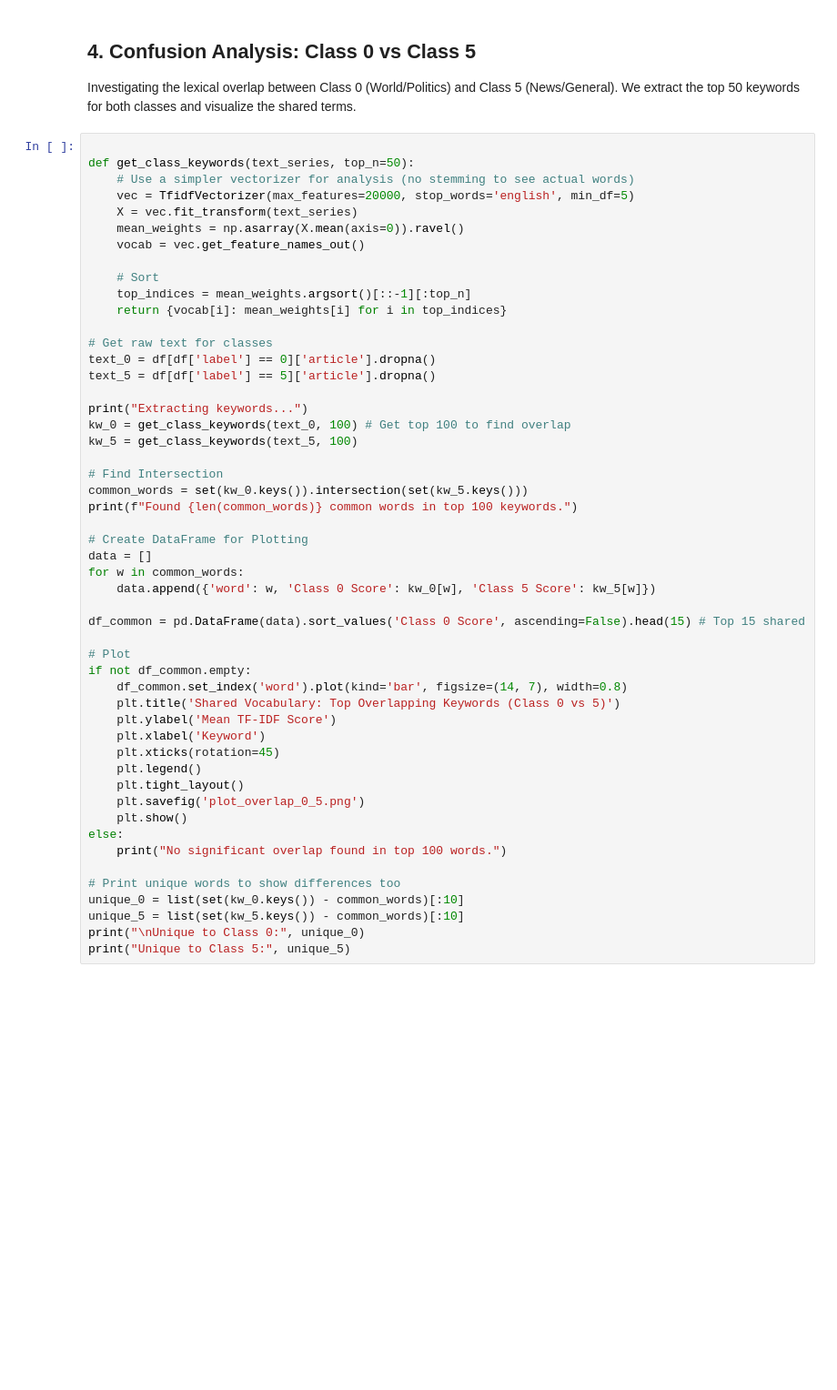
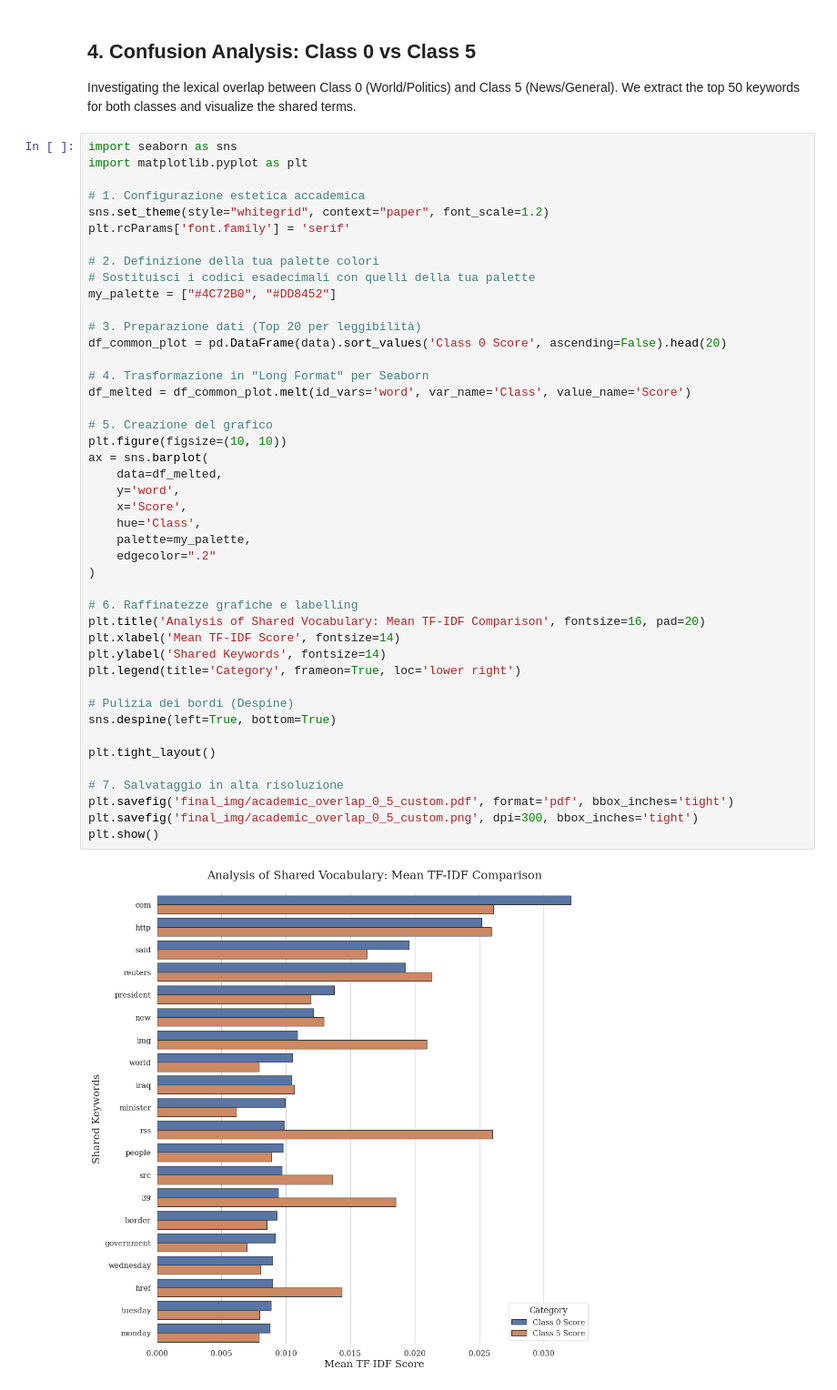
Before and after one commit to luciobaiocchi/newspaper_classificator, a Jupyter notebook: analysis_and_plots copy.ipynb, the cells around one changed output. Shown at 91% size. Saved outputs shown, nothing was run; the diff lists cells and outputs as text; blank space fills up the shorter version.

Commit message:
feat: Add LaTeX report with new and updated analysis plots and figures.

```diff
--- a/analysis_and_plots copy.ipynb
+++ b/analysis_and_plots copy.ipynb
@@ -233,56 +260,51 @@ plt.show()
 Investigating the lexical overlap between Class 0 (World/Politics) and Class 5 (News/General).
 We extract the top 50 keywords for both classes and visualize the shared terms.
 # %%
+import seaborn as sns
+import matplotlib.pyplot as plt
 
-def get_class_keywords(text_series, top_n=50):
-    # Use a simpler vectorizer for analysis (no stemming to see actual words)
-    vec = TfidfVectorizer(max_features=20000, stop_words='english', min_df=5)
-    X = vec.fit_transform(text_series)
-    mean_weights = np.asarray(X.mean(axis=0)).ravel()
-    vocab = vec.get_feature_names_out()
+# 1. Configurazione estetica accademica
+sns.set_theme(style="whitegrid", context="paper", font_scale=1.2)
+plt.rcParams['font.family'] = 'serif'
 
-    # Sort
-    top_indices = mean_weights.argsort()[::-1][:top_n]
-    return {vocab[i]: mean_weights[i] for i in top_indices}
+# 2. Definizione della tua palette colori
+# Sostituisci i codici esadecimali con quelli della tua palette
+my_palette = ["#4C72B0", "#DD8452"]
 
-# Get raw text for classes
-text_0 = df[df['label'] == 0]['article'].dropna()
-text_5 = df[df['label'] == 5]['article'].dropna()
+# 3. Preparazione dati (Top 20 per leggibilità)
+df_common_plot = pd.DataFrame(data).sort_values('Class 0 Score', ascending=False).head(20)
 
-print("Extracting keywords...")
-kw_0 = get_class_keywords(text_0, 100) # Get top 100 to find overlap
-kw_5 = get_class_keywords(text_5, 100)
+# 4. Trasformazione in "Long Format" per Seaborn
+df_melted = df_common_plot.melt(id_vars='word', var_name='Class', value_name='Score')
 
-# Find Intersection
-common_words = set(kw_0.keys()).intersection(set(kw_5.keys()))
-print(f"Found {len(common_words)} common words in top 100 keywords.")
+# 5. Creazione del grafico
+plt.figure(figsize=(10, 10))
+ax = sns.barplot(
+    data=df_melted,
+    y='word',
+    x='Score',
+    hue='Class',
+    palette=my_palette,
+    edgecolor=".2"
+)
 
-# Create DataFrame for Plotting
-data = []
-for w in common_words:
-    data.append({'word': w, 'Class 0 Score': kw_0[w], 'Class 5 Score': kw_5[w]})
+# 6. Raffinatezze grafiche e labelling
+plt.title('Analysis of Shared Vocabulary: Mean TF-IDF Comparison', fontsize=16, pad=20)
+plt.xlabel('Mean TF-IDF Score', fontsize=14)
+plt.ylabel('Shared Keywords', fontsize=14)
+plt.legend(title='Category', frameon=True, loc='lower right')
 
-df_common = pd.DataFrame(data).sort_values('Class 0 Score', ascending=False).head(15) # Top 15 shared
+# Pulizia dei bordi (Despine)
+sns.despine(left=True, bottom=True)
 
-# Plot
-if not df_common.empty:
-    df_common.set_index('word').plot(kind='bar', figsize=(14, 7), width=0.8)
-    plt.title('Shared Vocabulary: Top Overlapping Keywords (Class 0 vs 5)')
-    plt.ylabel('Mean TF-IDF Score')
-    plt.xlabel('Keyword')
-    plt.xticks(rotation=45)
-    plt.legend()
-    plt.tight_layout()
-    plt.savefig('plot_overlap_0_5.png')
-    plt.show()
-else:
-    print("No significant overlap found in top 100 words.")
+plt.tight_layout()
 
-# Print unique words to show differences too
-unique_0 = list(set(kw_0.keys()) - common_words)[:10]
-unique_5 = list(set(kw_5.keys()) - common_words)[:10]
-print("\nUnique to Class 0:", unique_0)
-print("Unique to Class 5:", unique_5)
+# 7. Salvataggio in alta risoluzione
+plt.savefig('final_img/academic_overlap_0_5_custom.pdf', format='pdf', bbox_inches='tight')
+plt.savefig('final_img/academic_overlap_0_5_custom.png', dpi=300, bbox_inches='tight')
+plt.show()
+# %% [output]
+[figure, added]
 # %%
 
 from sklearn.metrics import confusion_matrix
```
Also changed, not shown: parts of 5 cells of this notebook, 22 other files.
